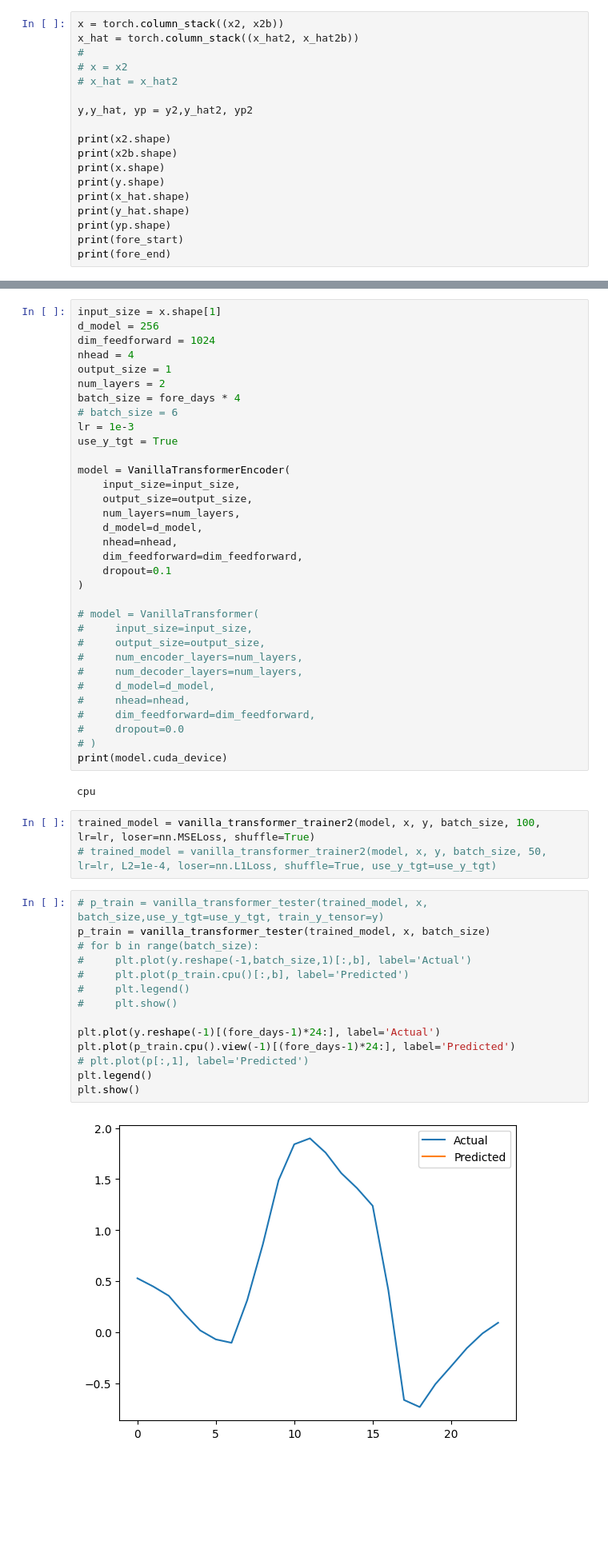
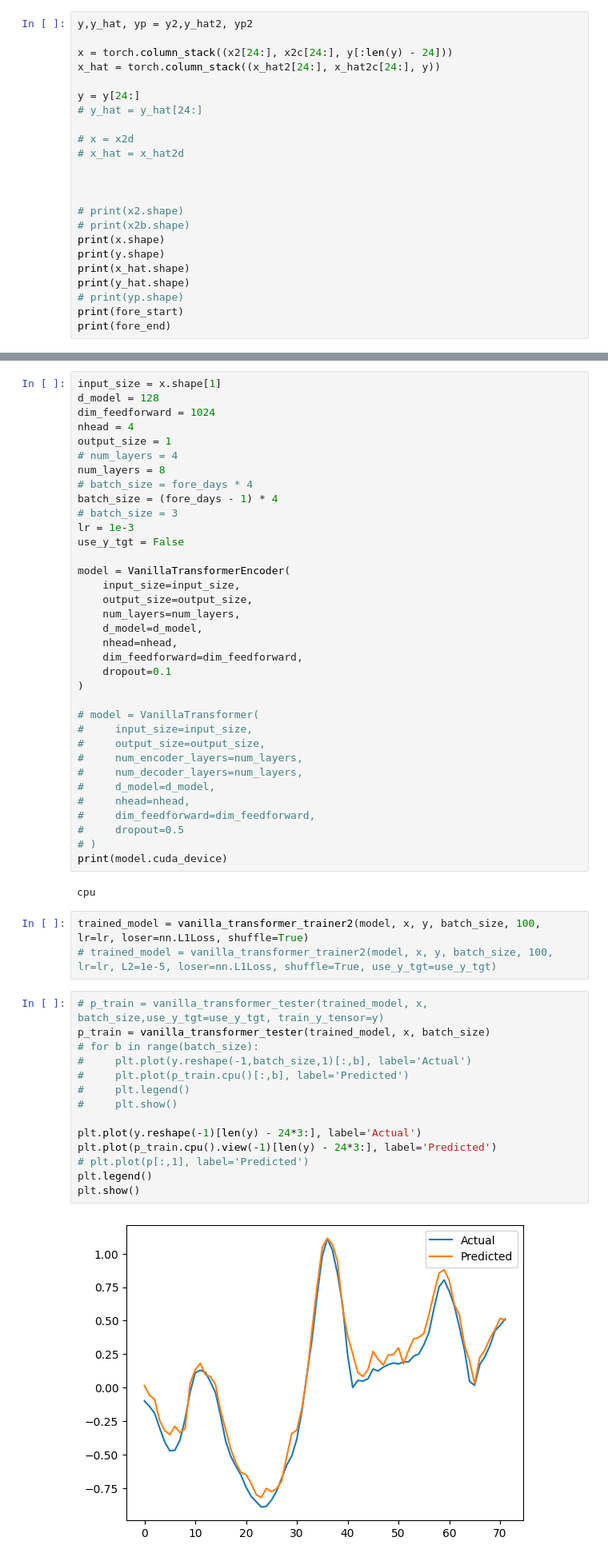
Before and after one commit to Sy-Sang/finance_utils, a Jupyter notebook: electrical2/spot/probabilistic/forecast/notebook/vtnb3.ipynb, the cells around one changed output, grey strips where cells are left out. Shown at 80% size. Drawn from its saved outputs; the diff is of its cells as text; blank space fills up the shorter version.

```diff
--- a/electrical2/spot/probabilistic/forecast/notebook/vtnb3.ipynb
+++ b/electrical2/spot/probabilistic/forecast/notebook/vtnb3.ipynb
@@ -81,20 +89,25 @@ x2b,x_hat2b,_,_, _ = torch_data_set2(pfd2, x_norml_method, y_norml_method, fore_
 # x,x_hat,y,y_hat,yp = x2,x_hat2,y2,y_hat2, yp2
 # %%
-x = torch.column_stack((x2, x2b))
-x_hat = torch.column_stack((x_hat2, x_hat2b))
-#
-# x = x2
-# x_hat = x_hat2
-
 y,y_hat, yp = y2,y_hat2, yp2
 
-print(x2.shape)
-print(x2b.shape)
+x = torch.column_stack((x2[24:], x2c[24:], y[:len(y) - 24]))
+x_hat = torch.column_stack((x_hat2[24:], x_hat2c[24:], y))
+
+y = y[24:]
+# y_hat = y_hat[24:]
+
+# x = x2d
+# x_hat = x_hat2d
+
+
+
+# print(x2.shape)
+# print(x2b.shape)
 print(x.shape)
 print(y.shape)
 print(x_hat.shape)
 print(y_hat.shape)
-print(yp.shape)
+# print(yp.shape)
 print(fore_start)
 print(fore_end)
 # %% [output]
@@ -135,14 +145,16 @@ for i in range(6, 20):
 # %%
 input_size = x.shape[1]
-d_model = 256
+d_model = 128
 dim_feedforward = 1024
 nhead = 4
 output_size = 1
-num_layers = 2
-batch_size = fore_days * 4
-# batch_size = 6
+# num_layers = 4
+num_layers = 8
+# batch_size = fore_days * 4
+batch_size = (fore_days - 1) * 4
+# batch_size = 3
 lr = 1e-3
-use_y_tgt = True
+use_y_tgt = False
 
 model = VanillaTransformerEncoder(
     input_size=input_size,
@@ -162,30 +174,30 @@ model = VanillaTransformerEncoder(
 #     d_model=d_model,
 #     nhead=nhead,
 #     dim_feedforward=dim_feedforward,
-#     dropout=0.0
+#     dropout=0.5
 # )
 print(model.cuda_device)
 # %% [output]
 cpu
 # %%
-trained_model = vanilla_transformer_trainer2(model, x, y, batch_size, 100, lr=lr, loser=nn.MSELoss, shuffle=True)
-# trained_model = vanilla_transformer_trainer2(model, x, y, batch_size, 50, lr=lr, L2=1e-4, loser=nn.L1Loss, shuffle=True, use_y_tgt=use_y_tgt)
+trained_model = vanilla_transformer_trainer2(model, x, y, batch_size, 100, lr=lr, loser=nn.L1Loss, shuffle=True)
+# trained_model = vanilla_transformer_trainer2(model, x, y, batch_size, 100, lr=lr, L2=1e-5, loser=nn.L1Loss, shuffle=True, use_y_tgt=use_y_tgt)
 # %%
 # p_train = vanilla_transformer_tester(trained_model, x, batch_size,use_y_tgt=use_y_tgt, train_y_tensor=y)
 p_train = vanilla_transformer_tester(trained_model, x, batch_size)
 # for b in range(batch_size):
 #     plt.plot(y.reshape(-1,batch_size,1)[:,b], label='Actual')
 #     plt.plot(p_train.cpu()[:,b], label='Predicted')
 #     plt.legend()
 #     plt.show()
 
-plt.plot(y.reshape(-1)[(fore_days-1)*24:], label='Actual')
-plt.plot(p_train.cpu().view(-1)[(fore_days-1)*24:], label='Predicted')
+plt.plot(y.reshape(-1)[len(y) - 24*3:], label='Actual')
+plt.plot(p_train.cpu().view(-1)[len(y) - 24*3:], label='Predicted')
 # plt.plot(p[:,1], label='Predicted')
 plt.legend()
 plt.show()
 # %% [output]
-[figure, old version]
+[figure, new version]
 # %%
 # his_days = fore_days - 1
 print(x_hat.shape)
```
Also changed, not shown: parts of 7 cells of this notebook, 3 other files.
